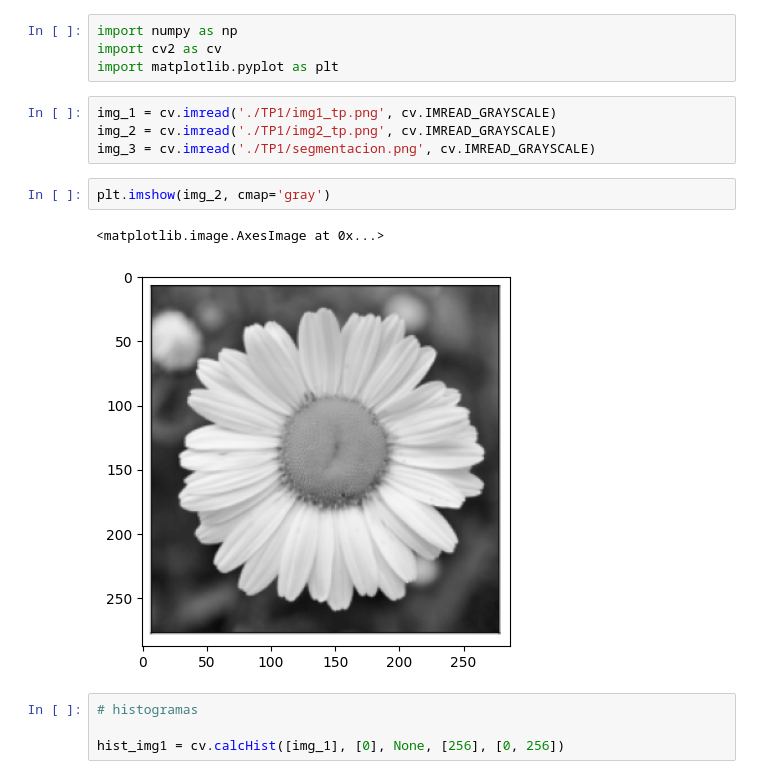
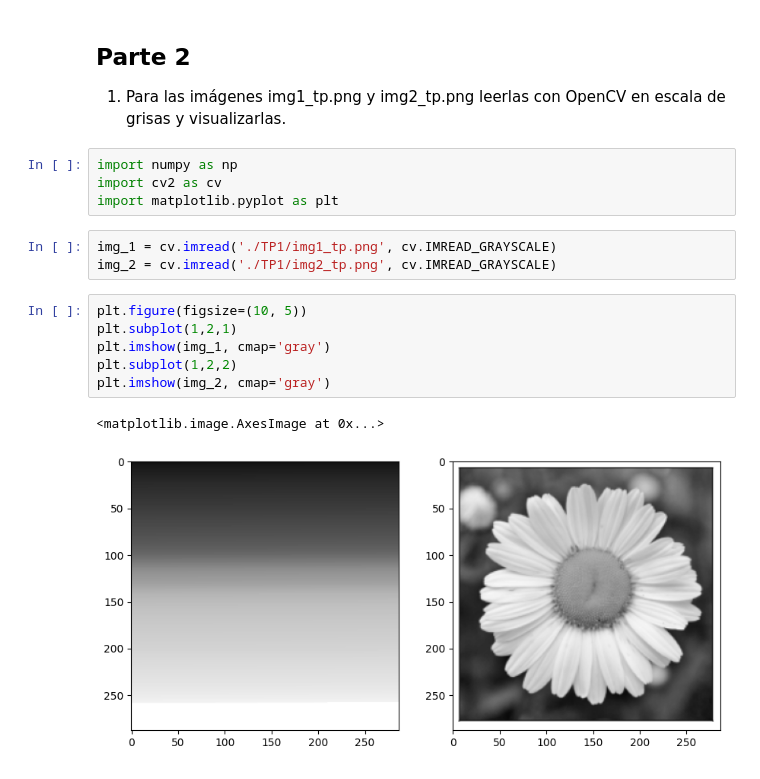
Before and after one commit to marianataglio/cv_tps, a Jupyter notebook: tp1_parte2.ipynb, the cells around one changed output. Saved outputs shown, nothing was run; the diff lists cells and outputs as text.

```diff
--- a/tp1_parte2.ipynb
+++ b/tp1_parte2.ipynb
@@ -7,3 +1,6 @@
+# %% [markdown]
+## Parte 2
+1. Para las imágenes img1_tp.png y img2_tp.png leerlas con OpenCV en escala de grisas y visualizarlas.
 # %%
 import numpy as np
 import cv2 as cv
@@ -11,13 +8,12 @@ import matplotlib.pyplot as plt
 # %%
 img_1 = cv.imread('./TP1/img1_tp.png', cv.IMREAD_GRAYSCALE)
 img_2 = cv.imread('./TP1/img2_tp.png', cv.IMREAD_GRAYSCALE)
-img_3 = cv.imread('./TP1/segmentacion.png', cv.IMREAD_GRAYSCALE)
-# %%
-plt.imshow(img_2, cmap='gray')
-# %% [output]
-<matplotlib.image.AxesImage at 0x...>
-[figure, removed]
-# %%
-# histogramas
-
-hist_img1 = cv.calcHist([img_1], [0], None, [256], [0, 256])
+# %%
+plt.figure(figsize=(10, 5))
+plt.subplot(1,2,1)
+plt.imshow(img_1, cmap='gray')
+plt.subplot(1,2,2)
+plt.imshow(img_2, cmap='gray')
+# %% [output]
+<matplotlib.image.AxesImage at 0x...>
+[figure, added]
```
Also changed, not shown: parts of 8 cells of this notebook.
